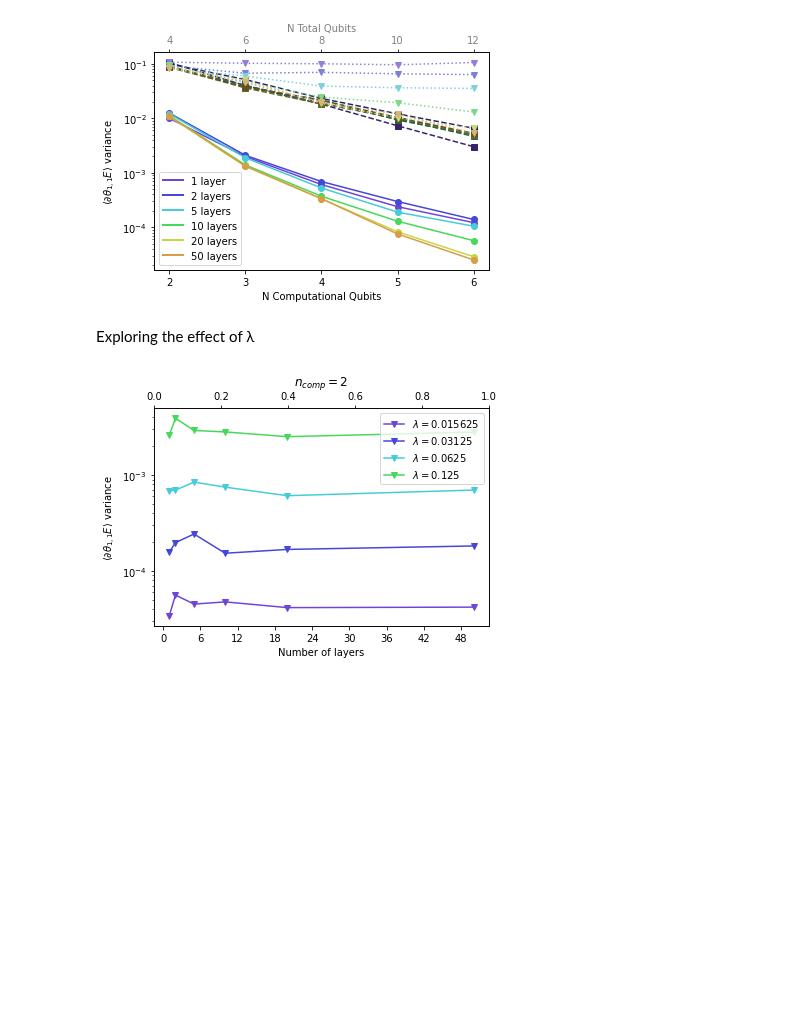
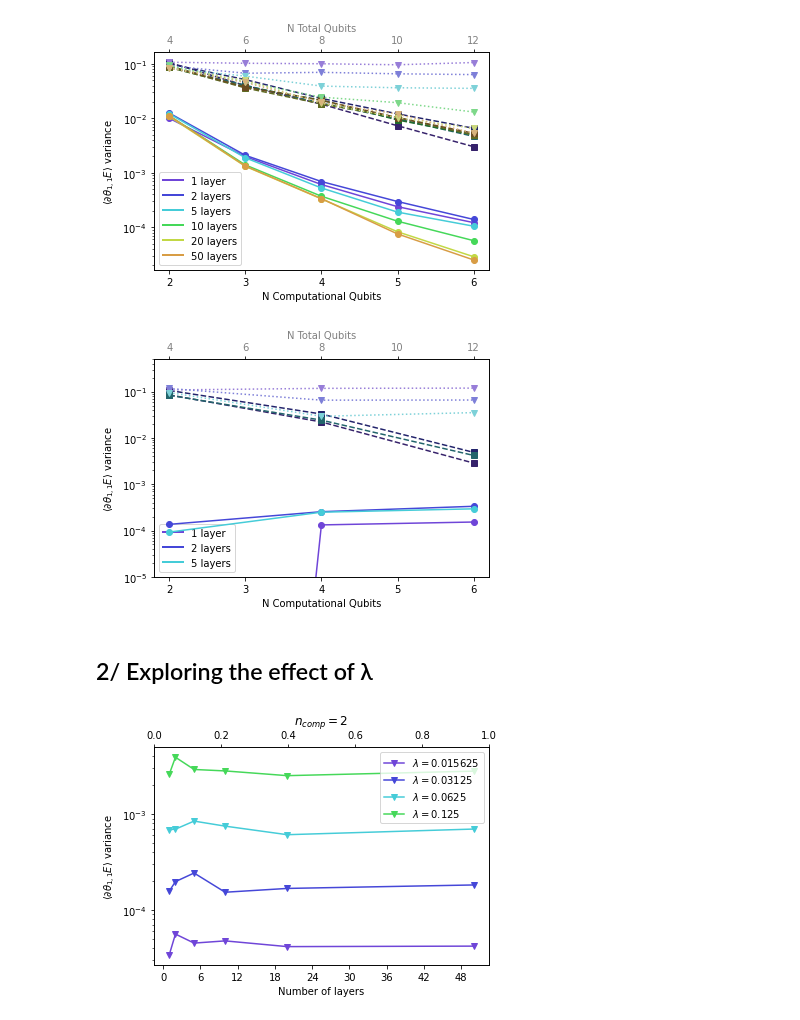
Before and after one commit to SimonCichy/barren-gadgets, a Jupyter notebook: plotting/relevant_results.ipynb, the cells around one changed output. Cells and saved outputs as stored; diff of their text form; code cells hidden in the pictures; blank space fills up the shorter version.

```diff
--- a/plotting/relevant_results.ipynb
+++ b/plotting/relevant_results.ipynb
@@ -45,8 +56,18 @@ file_list = [file_glob, file_gad, file_loc]
 plot_variances_vs_qubits(file_list, colours, normalize=True)
 # %% [output]
 [figure]
+# %%
+file_glob = '../../results/data/220406_global_circuit_6qubits_5layers_0.5lambda_200samples.dat'
+file_loc = '../../results/data/220406_local_circuit_6qubits_5layers_0.5lambda_200samples.dat'
+file_gad = '../../results/data/220406_gadget3_circuit_6qubits_5layers_0.5lambda_200samples.dat'
+file_list = [file_glob, file_gad, file_loc]
+
+plot_variances_vs_qubits(file_list, colours, normalize=False, limits=[1e-5, 5e-1])
+# %% [output]
+[figure, added]
 # %% [markdown]
-Exploring the effect of λ
+2/ Exploring the effect of λ
+-------------
 # %%
 file = '../../results/data/220404_gadget_circuit_2qubits_50layers_200samples.dat'
 plot_variances_vs_layers([file], [colours[1]])
```
Also changed, not shown: parts of 7 cells of this notebook, 2 other files.
